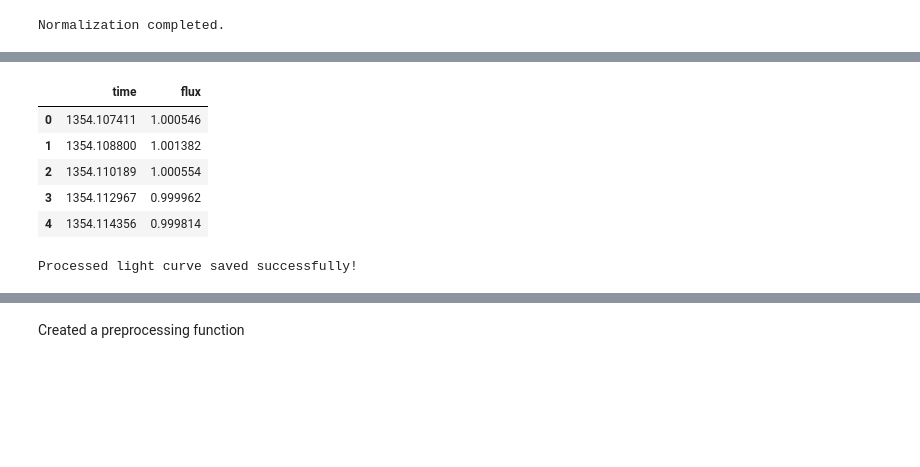
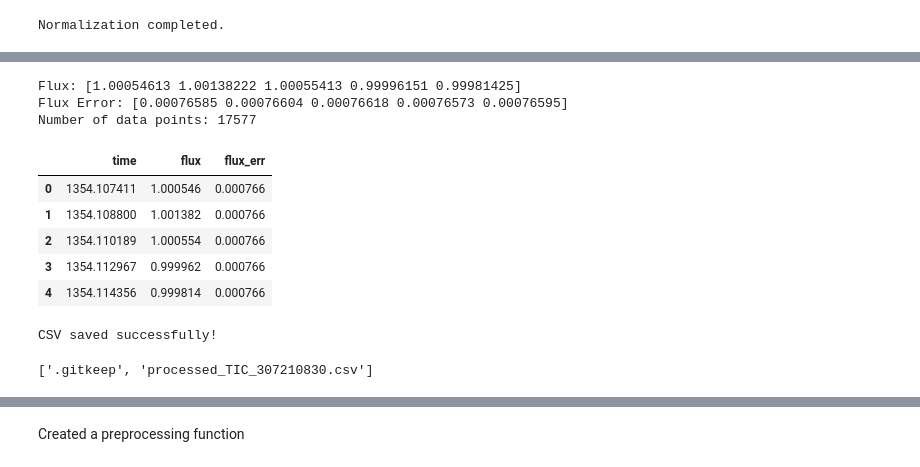
Before and after one commit to gargijoshi9/exoplanet-detection, a Jupyter notebook: notebooks/01_perprocessing.ipynb, the cells around one changed output, grey strips where cells are left out. Drawn from its saved outputs; the diff is of its cells as text; code cells hidden in the pictures; blank space fills up the shorter version.

Commit message:
added flux error in .csv

```diff
--- a/notebooks/01_perprocessing.ipynb
+++ b/notebooks/01_perprocessing.ipynb
@@ -254,26 +250,47 @@ plt.show()
+# %%
+print("Flux:", processed_lc.flux[:5])
+print("Flux Error:", processed_lc.flux_err[:5])
+print("Number of data points:", len(processed_lc))
+# %% [output]
+Flux: [1.00054613 1.00138222 1.00055413 0.99996151 0.99981425]
+Flux Error: [0.00076585 0.00076604 0.00076618 0.00076573 0.00076595]
+Number of data points: 17577
 # %%
 processed_df = pd.DataFrame({
     "time": processed_lc.time.value,
-    "flux": processed_lc.flux.value
+    "flux": processed_lc.flux.value,
+    "flux_err": processed_lc.flux_err.value
 })
 
 processed_df.head()
 # %% [output]
-|  | time | flux |
-| 0 | 1354.107411 | 1.000546 |
-| 1 | 1354.108800 | 1.001382 |
-| 2 | 1354.110189 | 1.000554 |
-| 3 | 1354.112967 | 0.999962 |
-| 4 | 1354.114356 | 0.999814 |
+|  | time | flux | flux_err |
+| 0 | 1354.107411 | 1.000546 | 0.000766 |
+| 1 | 1354.108800 | 1.001382 | 0.000766 |
+| 2 | 1354.110189 | 1.000554 | 0.000766 |
+| 3 | 1354.112967 | 0.999962 | 0.000766 |
+| 4 | 1354.114356 | 0.999814 | 0.000766 |
-# %%
-processed_df.to_csv(
-    "processed_TIC_307210830.csv",
-    index=False
-)
-
-print("Processed light curve saved successfully!")
-# %% [output]
-Processed light curve saved successfully!
+# %%
+import os
+
+# Create data/processed outside the notebooks folder
+os.makedirs("../data/processed", exist_ok=True)
+
+# Save CSV
+processed_df.to_csv(
+    "../data/processed/processed_TIC_307210830.csv",
+    index=False
+)
+
+print("CSV saved successfully!")
+# %% [output]
+CSV saved successfully!
+# %%
+import os
+
+print(os.listdir("../data/processed"))
+# %% [output]
+['.gitkeep', 'processed_TIC_307210830.csv']
 # %%
 from google.colab import files
 
```
Also changed, not shown: parts of 12 cells of this notebook.
